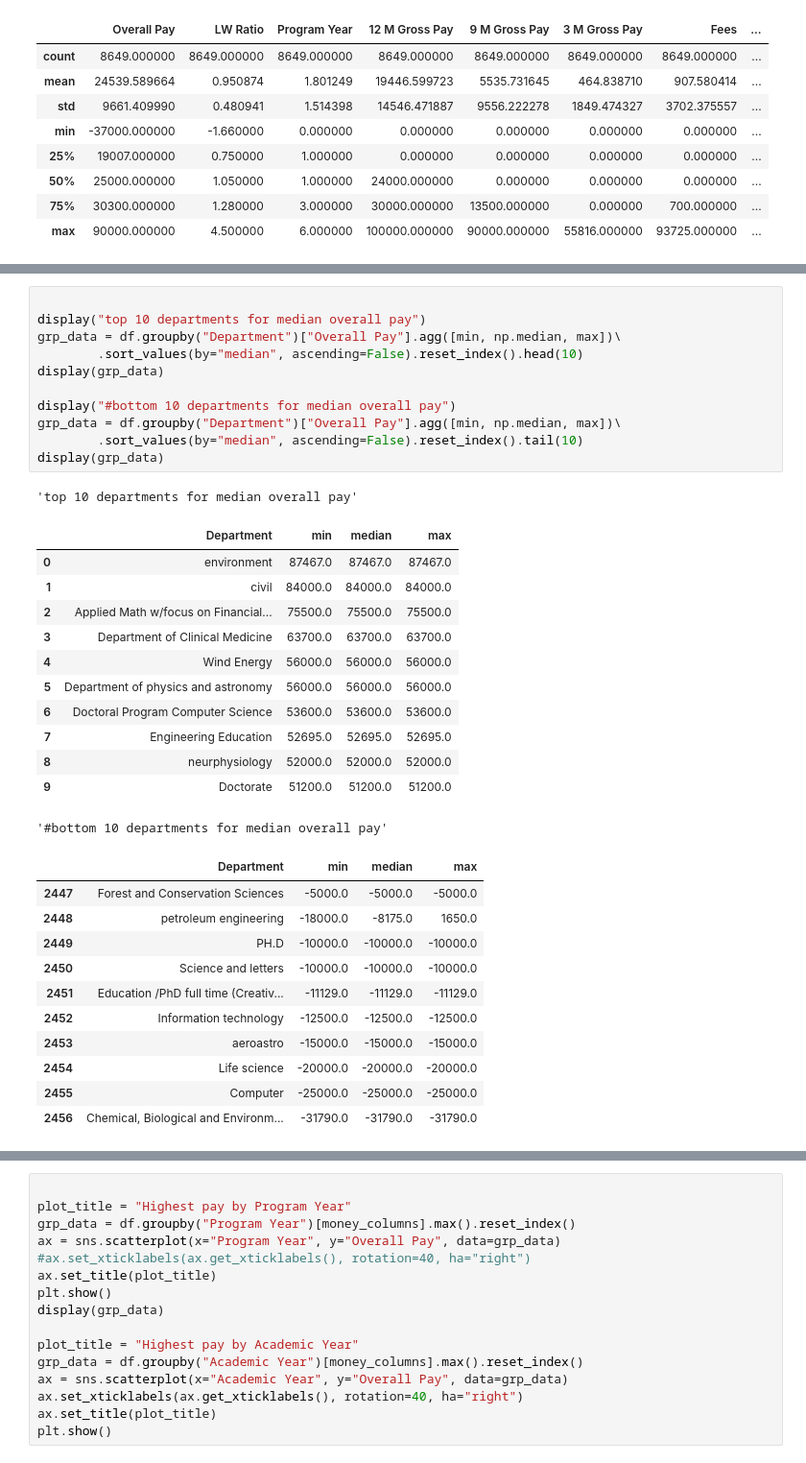
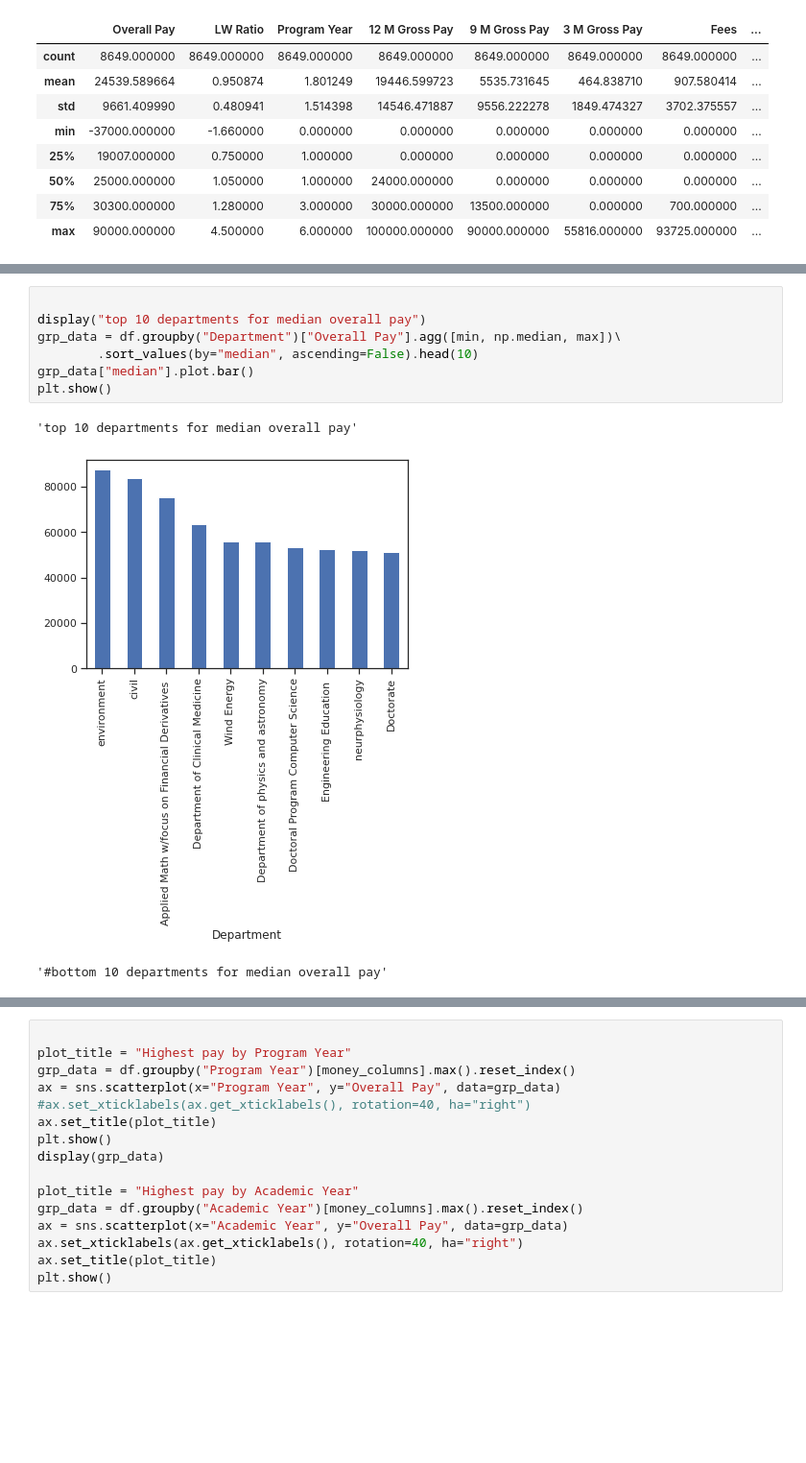
Before and after one commit to smayo2/Explore-PhD-Pay, a Jupyter notebook: phd_stipends.ipynb, the cells around one changed output, grey strips where cells are left out. Shown: that part at 96% size. Cells and saved outputs as stored; diff of their text form; blank space fills up the shorter version.

```diff
--- a/phd_stipends.ipynb
+++ b/phd_stipends.ipynb
@@ -205,36 +233,11 @@ display(grp_data)
 # %%
 
 display("top 10 departments for median overall pay")
 grp_data = df.groupby("Department")["Overall Pay"].agg([min, np.median, max])\
-        .sort_values(by="median", ascending=False).reset_index().head(10)
-display(grp_data)
-
-display("#bottom 10 departments for median overall pay")
-grp_data = df.groupby("Department")["Overall Pay"].agg([min, np.median, max])\
-        .sort_values(by="median", ascending=False).reset_index().tail(10)
-display(grp_data)
+        .sort_values(by="median", ascending=False).head(10)
+grp_data["median"].plot.bar()
+plt.show()
 # %% [output]
 'top 10 departments for median overall pay'
-|  | Department | min | median | max |
-| 0 | environment | 87467.0 | 87467.0 | 87467.0 |
-| 1 | civil | 84000.0 | 84000.0 | 84000.0 |
-| 2 | Applied Math w/focus on Financial... | 75500.0 | 75500.0 | 75500.0 |
-| 3 | Department of Clinical Medicine | 63700.0 | 63700.0 | 63700.0 |
-| 4 | Wind Energy | 56000.0 | 56000.0 | 56000.0 |
-| 5 | Department of physics and astronomy | 56000.0 | 56000.0 | 56000.0 |
-| 6 | Doctoral Program Computer Science | 53600.0 | 53600.0 | 53600.0 |
-| 7 | Engineering Education | 52695.0 | 52695.0 | 52695.0 |
-| 8 | neurphysiology | 52000.0 | 52000.0 | 52000.0 |
-| 9 | Doctorate | 51200.0 | 51200.0 | 51200.0 |
+[figure, added]
 '#bottom 10 departments for median overall pay'
-|  | Department | min | median | max |
-| 2447 | Forest and Conservation Sciences | -5000.0 | -5000.0 | -5000.0 |
-| 2448 | petroleum engineering | -18000.0 | -8175.0 | 1650.0 |
-| 2449 | PH.D | -10000.0 | -10000.0 | -10000.0 |
-| 2450 | Science and letters | -10000.0 | -10000.0 | -10000.0 |
-| 2451 | Education /PhD full time (Creativ... | -11129.0 | -11129.0 | -11129.0 |
-| 2452 | Information technology | -12500.0 | -12500.0 | -12500.0 |
-| 2453 | aeroastro | -15000.0 | -15000.0 | -15000.0 |
-| 2454 | Life science | -20000.0 | -20000.0 | -20000.0 |
-| 2455 | Computer | -25000.0 | -25000.0 | -25000.0 |
-| 2456 | Chemical, Biological and Environm... | -31790.0 | -31790.0 | -31790.0 |
```
Also changed, not shown: parts of 6 cells of this notebook.
